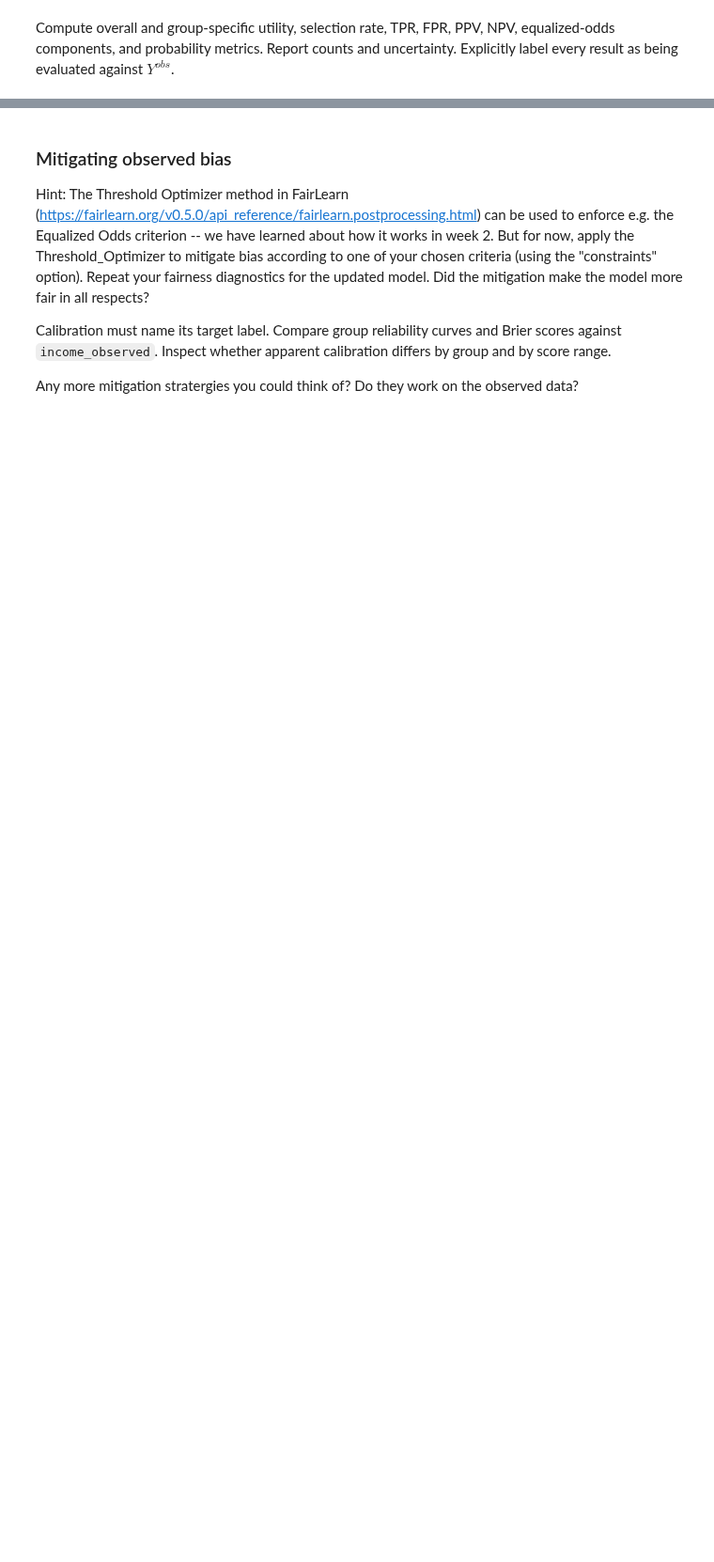
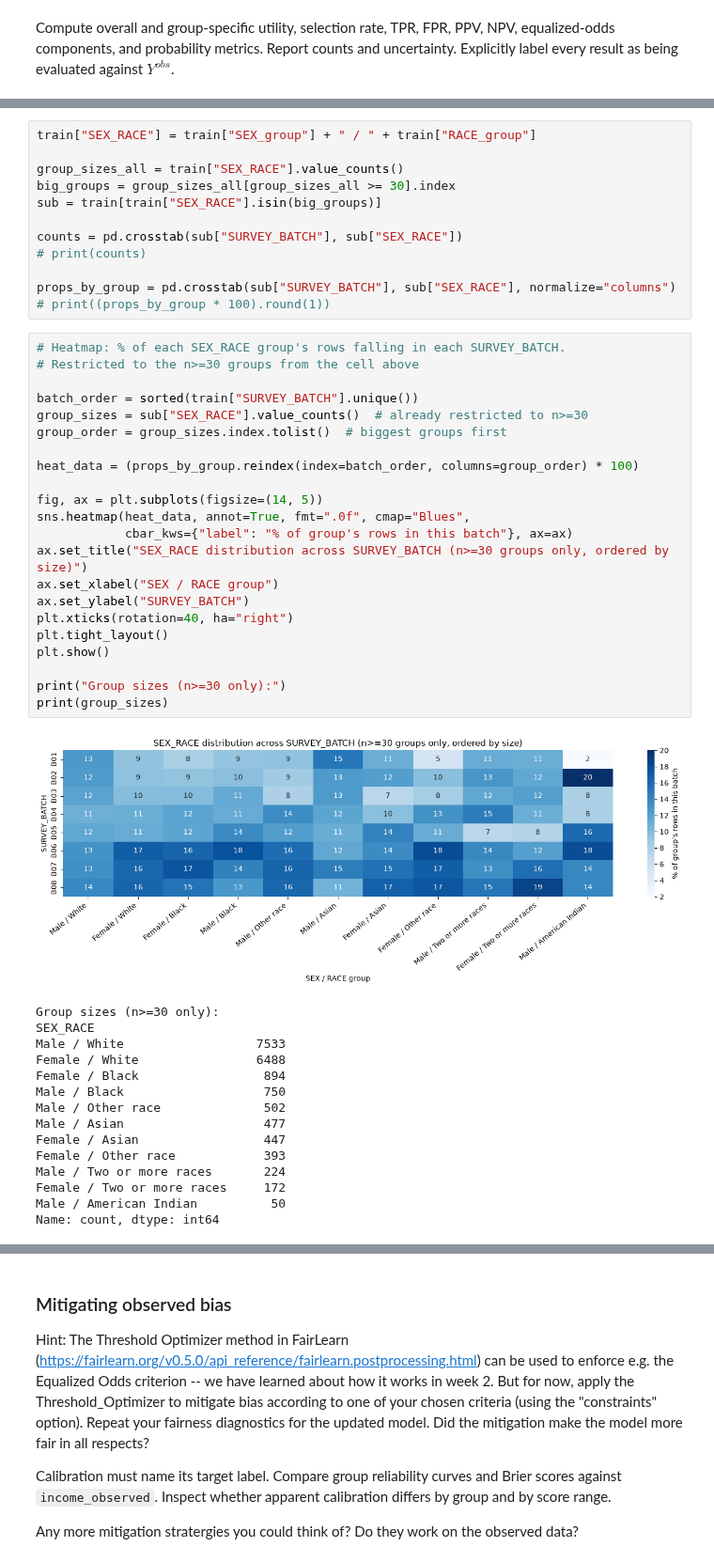
Before and after one commit to Sandra359/Responsible_AI, a Jupyter notebook: notebooks/project1/RS-Week2_Blind_Data_Audit.ipynb, the cells around one changed output, grey strips where cells are left out. Shown at 94% size. Saved outputs shown, nothing was run; the diff lists cells and outputs as text; blank space fills up the shorter version.

```diff
--- a/notebooks/project1/RS-Week2_Blind_Data_Audit.ipynb
+++ b/notebooks/project1/RS-Week2_Blind_Data_Audit.ipynb
@@ -76,0 +549,50 @@ from sklearn.metrics import confusion_matrix, precision_score, recall_score
+# %%
+train["SEX_RACE"] = train["SEX_group"] + " / " + train["RACE_group"]
+
+group_sizes_all = train["SEX_RACE"].value_counts()
+big_groups = group_sizes_all[group_sizes_all >= 30].index
+sub = train[train["SEX_RACE"].isin(big_groups)]
+
+counts = pd.crosstab(sub["SURVEY_BATCH"], sub["SEX_RACE"])
+# print(counts)
+
+props_by_group = pd.crosstab(sub["SURVEY_BATCH"], sub["SEX_RACE"], normalize="columns")
+# print((props_by_group * 100).round(1))
+# %%
+# Heatmap: % of each SEX_RACE group's rows falling in each SURVEY_BATCH.
+# Restricted to the n>=30 groups from the cell above
+
+batch_order = sorted(train["SURVEY_BATCH"].unique())
+group_sizes = sub["SEX_RACE"].value_counts()  # already restricted to n>=30
+group_order = group_sizes.index.tolist()  # biggest groups first
+
+heat_data = (props_by_group.reindex(index=batch_order, columns=group_order) * 100)
+
+fig, ax = plt.subplots(figsize=(14, 5))
+sns.heatmap(heat_data, annot=True, fmt=".0f", cmap="Blues",
+            cbar_kws={"label": "% of group's rows in this batch"}, ax=ax)
+ax.set_title("SEX_RACE distribution across SURVEY_BATCH (n>=30 groups only, ordered by size)")
+ax.set_xlabel("SEX / RACE group")
+ax.set_ylabel("SURVEY_BATCH")
+plt.xticks(rotation=40, ha="right")
+plt.tight_layout()
+plt.show()
+
+print("Group sizes (n>=30 only):")
+print(group_sizes)
+# %% [output]
+[figure, added]
+Group sizes (n>=30 only):
+SEX_RACE
+Male / White                  7533
+Female / White                6488
+Female / Black                 894
+Male / Black                   750
+Male / Other race              502
+Male / Asian                   477
+Female / Asian                 447
+Female / Other race            393
+Male / Two or more races       224
+Female / Two or more races     172
+Male / American Indian          50
+Name: count, dtype: int64
```
Also changed, not shown: parts of 19 cells of this notebook, 14 other files.
